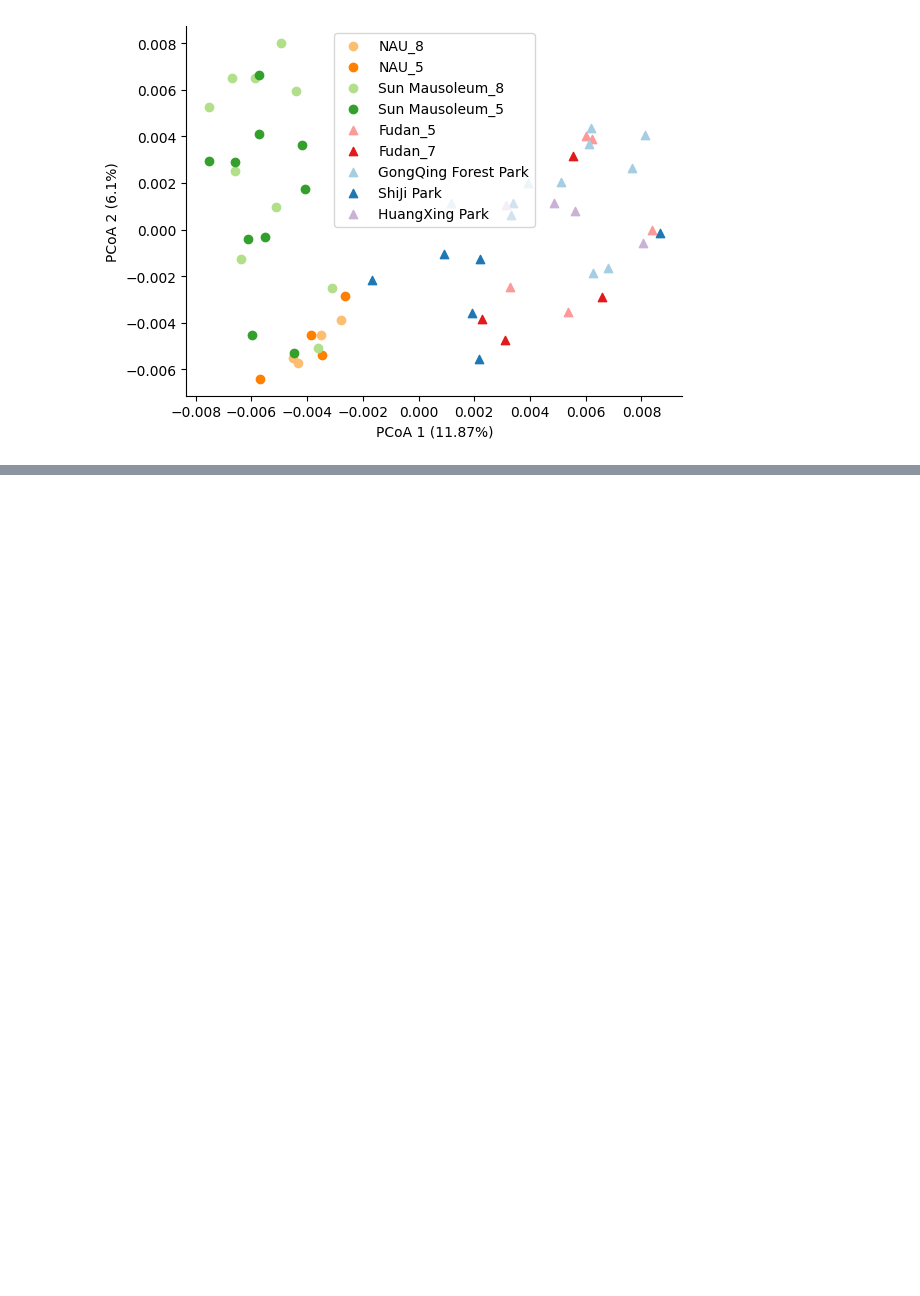
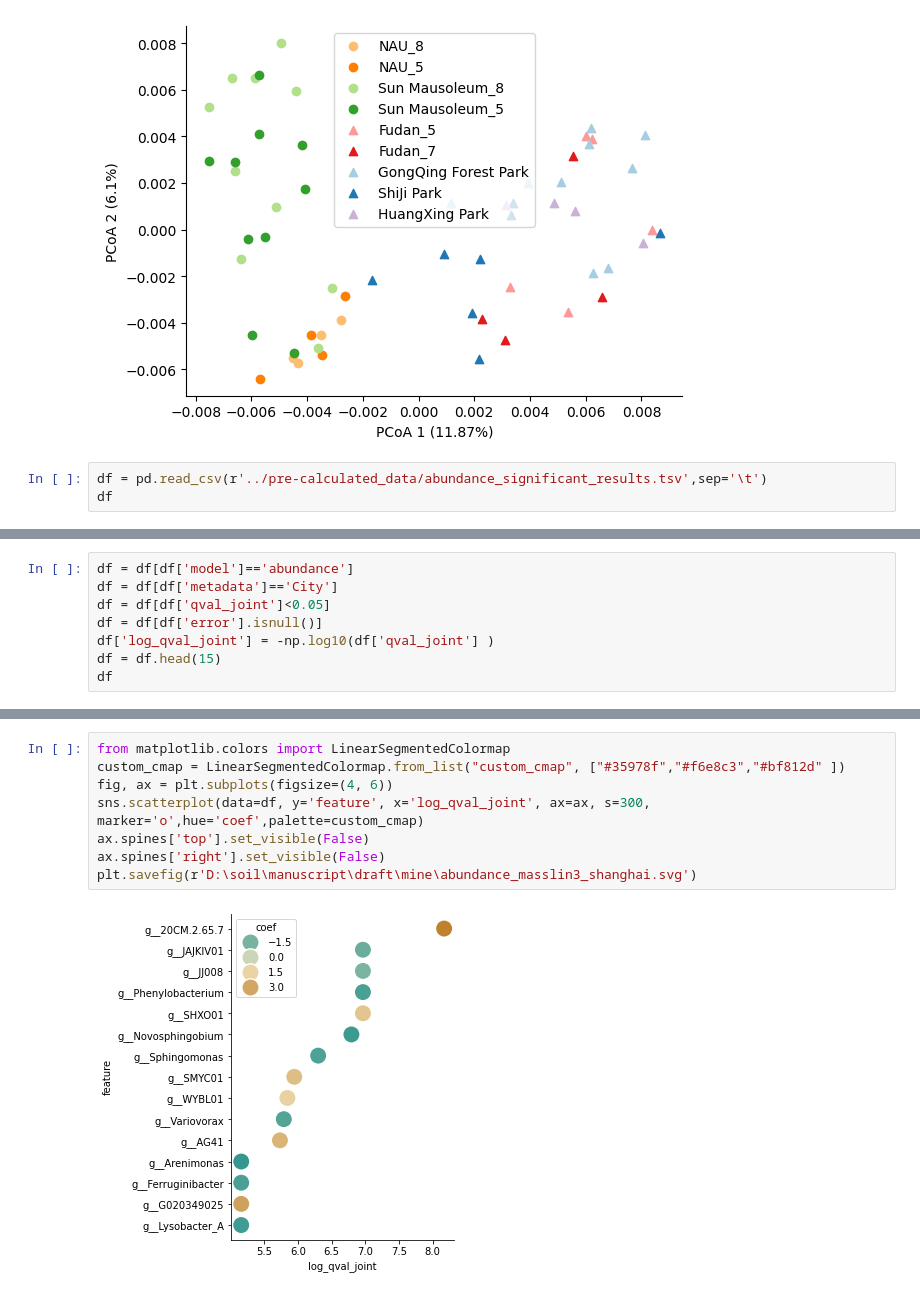
Before and after one commit to BigDataBiology/Duan2026_urban_soil, a Jupyter notebook: analysis/figure1/figure1.ipynb, the cells around one changed output, grey strips where cells are left out. Cells and saved outputs as stored; diff of their text form; blank space fills up the shorter version.

Commit message:
ENH update figure1&supp1

```diff
--- a/analysis/figure1/figure1.ipynb
+++ b/analysis/figure1/figure1.ipynb
@@ -611,3 +617,6 @@ ax.spines['right'].set_visible(False)
 ax.spines['top'].set_visible(False)
 # %% [output]
 [figure]
+# %%
+df = pd.read_csv(r'../pre-calculated_data/abundance_significant_results.tsv',sep='\t')
+df
@@ -613,0 +637,8 @@ ax.spines['top'].set_visible(False)
+# %%
+df = df[df['model']=='abundance']
+df = df[df['metadata']=='City']
+df = df[df['qval_joint']<0.05]
+df = df[df['error'].isnull()]
+df['log_qval_joint'] = -np.log10(df['qval_joint'] )
+df = df.head(15)
+df
@@ -613,0 +662,10 @@ ax.spines['top'].set_visible(False)
+# %%
+from matplotlib.colors import LinearSegmentedColormap
+custom_cmap = LinearSegmentedColormap.from_list("custom_cmap", ["#35978f","#f6e8c3","#bf812d" ])
+fig, ax = plt.subplots(figsize=(4, 6))
+sns.scatterplot(data=df, y='feature', x='log_qval_joint', ax=ax, s=300, marker='o',hue='coef',palette=custom_cmap)
+ax.spines['top'].set_visible(False)
+ax.spines['right'].set_visible(False)
+plt.savefig(r'D:\soil\manuscript\draft\mine\abundance_masslin3_shanghai.svg')
+# %% [output]
+[figure, added]
```
Also changed, not shown: parts of 4 cells of this notebook, 2 other files.
